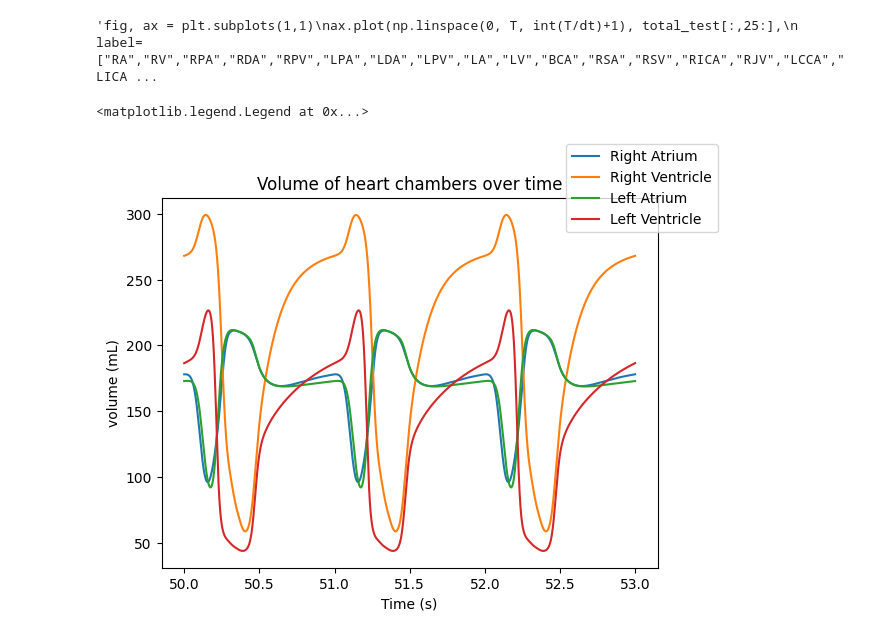
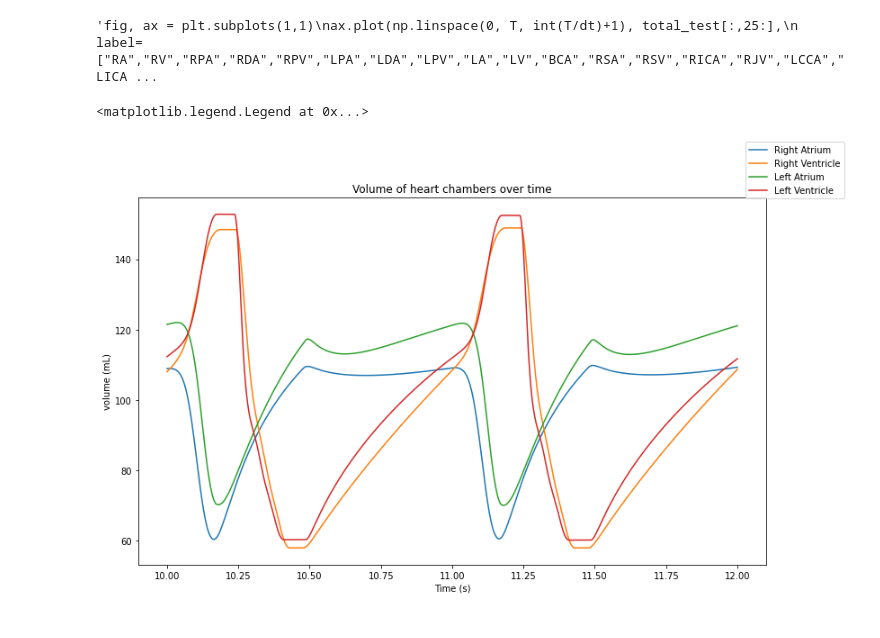
Before and after one commit to thking03/LPModel, a Jupyter notebook: lpm_test.ipynb, the cells around one changed output. Saved outputs shown, nothing was run; the diff lists cells and outputs as text; code cells hidden in the pictures.

```diff
--- a/lpm_test.ipynb
+++ b/lpm_test.ipynb
@@ -9,9 +10,9 @@ basic_circ_model = LPModel() # Define the model
 # Links are [list_back, list_forward]
 # Units are formulated w/ mmHg, mL, and s
 
-basic_circ_model.add_unit(LPunit(0, 0.02, C=1, links=[[24],[1]], ics=[53,0])) # Right atrium
+basic_circ_model.add_unit(LPunit(0, 0.03, C=1, links=[[24],[1]], ics=[53,0], D_out=True)) # Right atrium
 basic_circ_model.units[0].assign_nonlinear("C", pvt_ra) # Add the right atrium PV time relationship
-basic_circ_model.add_unit(LPunit(1, 0.01, C=1, links=[[0],[2,5]], ics=[110,0])) # Right ventricle
+basic_circ_model.add_unit(LPunit(1, 0.01, C=1, links=[[0],[2,5]], ics=[110,0], D_out=True)) # Right ventricle
 basic_circ_model.units[1].assign_nonlinear("C", pvt_rv) # Add the right ventricle PV time relationship
 basic_circ_model.add_unit(LPunit(2, 0.05, C=1.5, L = 0.001, links=[[1],[3]], ics=[64,0,0])) # R. proximal artery
 basic_circ_model.add_unit(LPunit(3, 0.06, C=9, L = 0.001, links=[[2],[4]], ics=[140,0,0])) # R. distal artery
@@ -19,9 +20,9 @@ basic_circ_model.add_unit(LPunit(4, 0.07, C=15, links=[[3],[8]], ics=[130,0])) #
 basic_circ_model.add_unit(LPunit(5, 0.05, C=1.5, links=[[1],[6]], ics=[64,0])) # L. proximal artery
 basic_circ_model.add_unit(LPunit(6, 0.06, C=9, links=[[5],[7]], ics=[140,0])) # L. distal artery
 basic_circ_model.add_unit(LPunit(7, 0.07, C=15, links=[[6],[8]], ics=[130,0])) # L. pulmonary vein
-basic_circ_model.add_unit(LPunit(8, 0.02, C=1, links=[[4,7],[9]], ics=[63,0])) # Left atrium
+basic_circ_model.add_unit(LPunit(8, 0.02, C=1, links=[[4,7],[9]], ics=[63,0], D_out=True)) # Left atrium
 basic_circ_model.units[8].assign_nonlinear("C", pvt_la)
-basic_circ_model.add_unit(LPunit(9, 0.02, C=1, links=[[8],[10,15,18,21]], ics=[123,0])) # Left ventricle
+basic_circ_model.add_unit(LPunit(9, 0.02, C=1, links=[[8],[10,15,18,21]], ics=[123,0], D_out=True)) # Left ventricle
 basic_circ_model.units[9].assign_nonlinear("C", pvt_lv)
 basic_circ_model.add_unit(LPunit(10, 8, C=0.7, links=[[9],[11,13]], ics=[111,0])) # Brachiocephalic artery
 basic_circ_model.add_unit(LPunit(11, 0.5, C=3, links=[[10],[12]], ics=[29,0])) # R. subclavian artery
@@ -69,12 +70,13 @@ dt = .0001
 T = 300
 # %%
 fig, ax = plt.subplots(1,1)
-ax.plot(np.linspace(0, T, int(T/dt)+1)[int(50/dt):int(53/dt)], total_test[:,0][int(50/dt):int(53/dt)], label="Right Atrium")
-ax.plot(np.linspace(0, T, int(T/dt)+1)[int(50/dt):int(53/dt)], total_test[:,1][int(50/dt):int(53/dt)], label="Right Ventricle")
-ax.plot(np.linspace(0, T, int(T/dt)+1)[int(50/dt):int(53/dt)], total_test[:,8][int(50/dt):int(53/dt)], label="Left Atrium")
-ax.plot(np.linspace(0, T, int(T/dt)+1)[int(50/dt):int(53/dt)], total_test[:,9][int(50/dt):int(53/dt)], label="Left Ventricle")
+ax.plot(np.linspace(0, T, int(T/dt)+1)[int(10/dt):int(12/dt)], total_test[:,0][int(10/dt):int(12/dt)], label="Right Atrium")
+ax.plot(np.linspace(0, T, int(T/dt)+1)[int(10/dt):int(12/dt)], total_test[:,1][int(10/dt):int(12/dt)], label="Right Ventricle")
+ax.plot(np.linspace(0, T, int(T/dt)+1)[int(10/dt):int(12/dt)], total_test[:,8][int(10/dt):int(12/dt)], label="Left Atrium")
+ax.plot(np.linspace(0, T, int(T/dt)+1)[int(10/dt):int(12/dt)], total_test[:,9][int(10/dt):int(12/dt)], label="Left Ventricle")
 ax.set(xlabel="Time (s)", ylabel="volume (mL)", title="Volume of heart chambers over time")
+fig.set(figheight=7.5, figwidth=12.5)
 fig.legend()
 # %% [output]
 <matplotlib.legend.Legend at 0x...>
-[figure, old version]
+[figure, new version]
```
Also changed, not shown: parts of 16 cells of this notebook, 1 other file.
